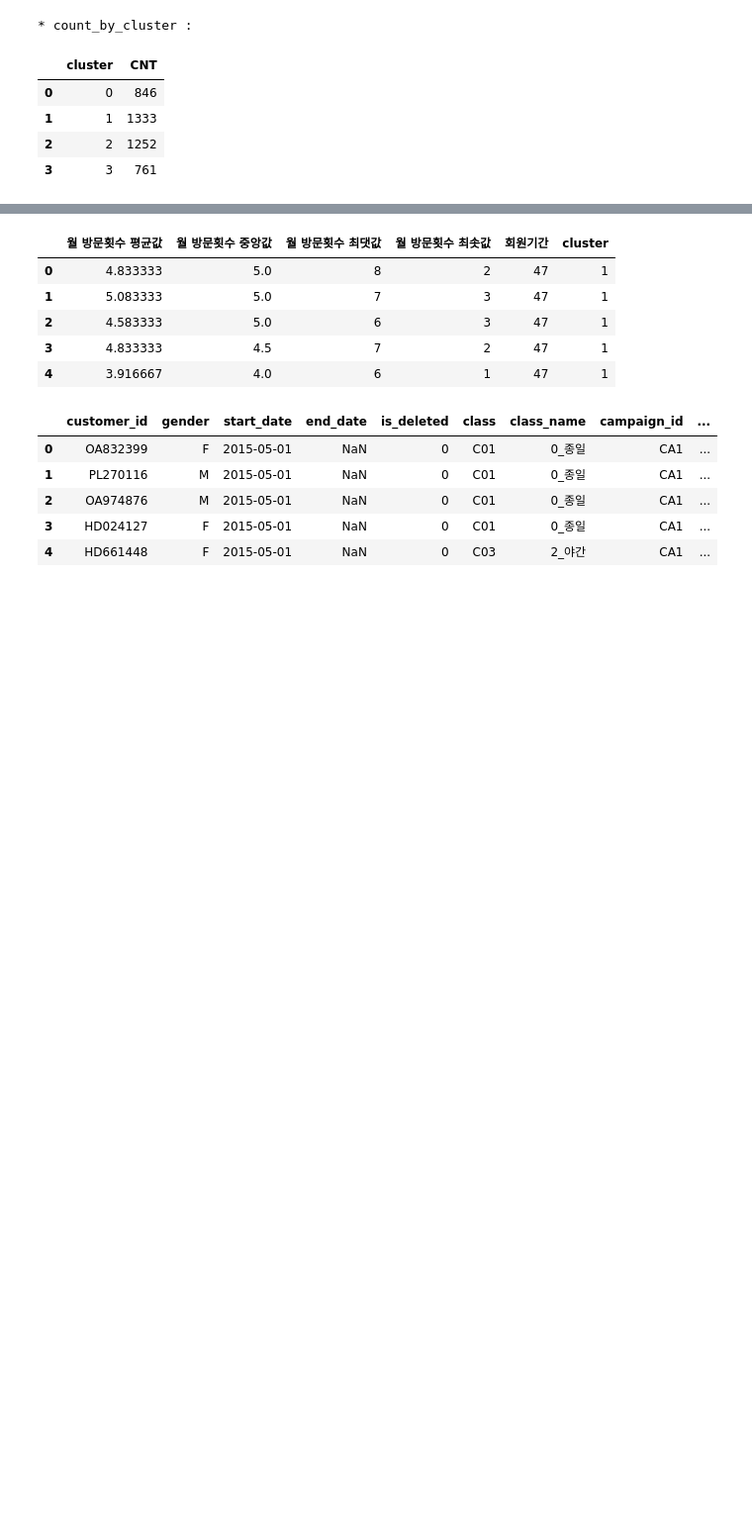
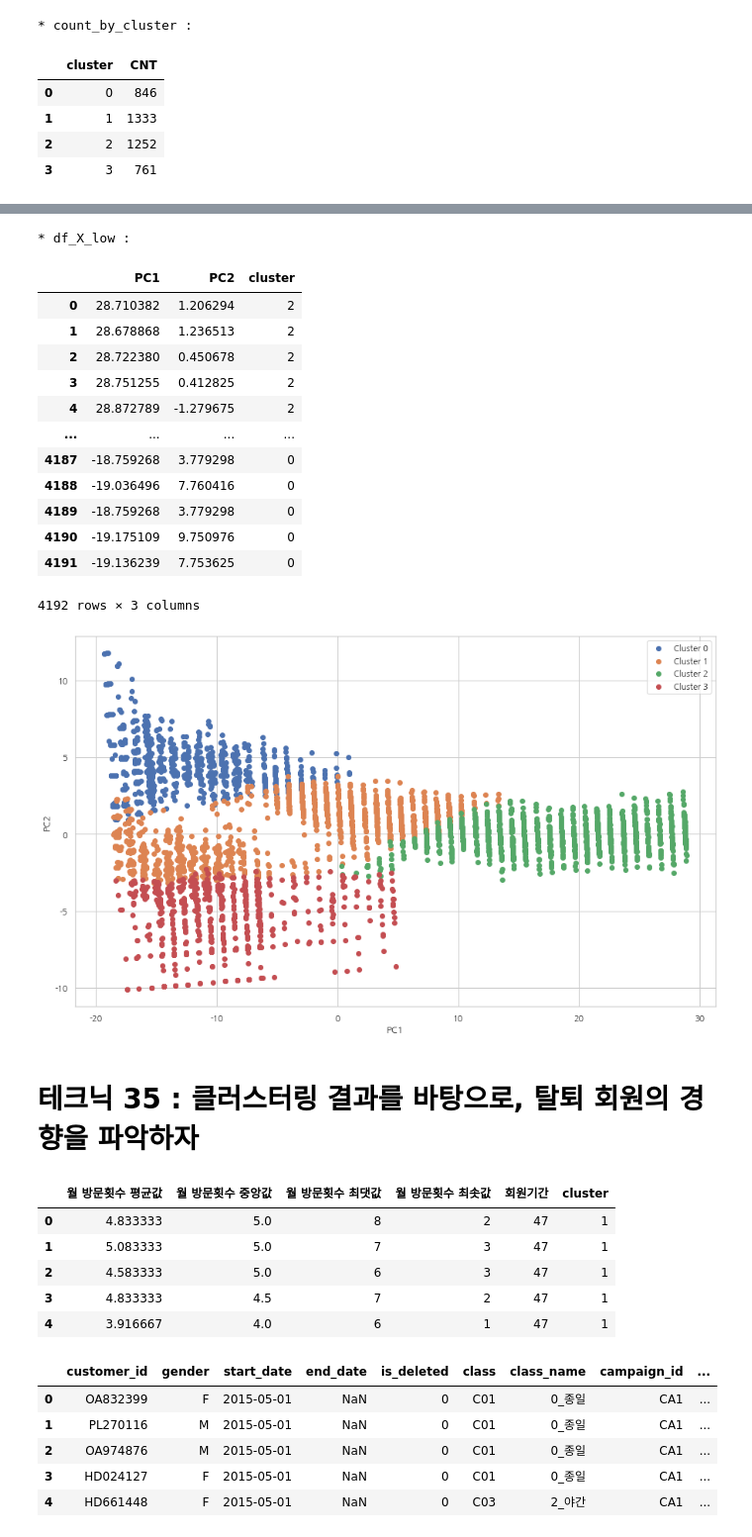
Before and after one commit to wooseok1152/python-data_analysis, a Jupyter notebook: 4장 고객의 행동을 예측하는 테크닉 10.ipynb, the cells around one changed output, grey strips where cells are left out. Shown at 99% size. Cells and saved outputs as stored; diff of their text form; code cells hidden in the pictures; blank space fills up the shorter version.

```diff
--- a/4장 고객의 행동을 예측하는 테크닉 10.ipynb
+++ b/4장 고객의 행동을 예측하는 테크닉 10.ipynb
@@ -273,3 +270,50 @@ display(df_pca)
+# %%
+# PCA 결과를 Dataframe으로 생성한 뒤, 해당 Dataframe에 'cluster'컬럼 추가
+
+X = customer_variables_for_clustering.loc[:, ["월_방문횟수_평균값", "월_방문횟수_중앙값", "월_방문횟수_최댓값", "월_방문횟수_최솟값", "회원기간"]]
+
+pca = PCA(n_components=2)
+X_low = pca.fit_transform(X)
+
+df_X_low = pd.DataFrame(X_low)
+df_X_low["cluster"] = customer_variables_for_clustering["cluster"]
+df_X_low.columns = ["PC1", "PC2", "cluster"] # 컬럼명 변경
+print("* df_X_low :")
+display(df_X_low)
+
+# matplotlib으로 시각화
+
+plt.figure(figsize = (12.5, 7.5))
+
+for i in sorted(customer_variables_for_clustering["cluster"].unique()):
+
+    tmp = df_X_low.loc[df_X_low["cluster"] == i, :]
+    plt.scatter(tmp["PC1"], tmp["PC2"], label = "Cluster " + str(i))
+
+plt.xlabel("PC1")
+plt.ylabel("PC2")
+plt.legend()
+
+plt.tight_layout()
+plt.show()
+# %% [output]
+* df_X_low :
+|  | PC1 | PC2 | cluster |
+| 0 | 28.710382 | 1.206294 | 2 |
+| 1 | 28.678868 | 1.236513 | 2 |
+| 2 | 28.722380 | 0.450678 | 2 |
+| 3 | 28.751255 | 0.412825 | 2 |
+| 4 | 28.872789 | -1.279675 | 2 |
+| ... | ... | ... | ... |
+| 4187 | -18.759268 | 3.779298 | 0 |
+| 4188 | -19.036496 | 7.760416 | 0 |
+| 4189 | -18.759268 | 3.779298 | 0 |
+| 4190 | -19.175109 | 9.750976 | 0 |
+| 4191 | -19.136239 | 7.753625 | 0 |
+4192 rows × 3 columns
+[figure, added]
+# %% [markdown]
+# 테크닉 35 : 클러스터링 결과를 바탕으로, 탈퇴 회원의 경향을 파악하자
 # %%
 '''
 클러스터링으로 분할된 4개의 그룹에 지속 회원과 탈퇴 회원이 각각 얼마나 존재하는지 확인하기
```
Also changed, not shown: parts of 10 cells of this notebook.
